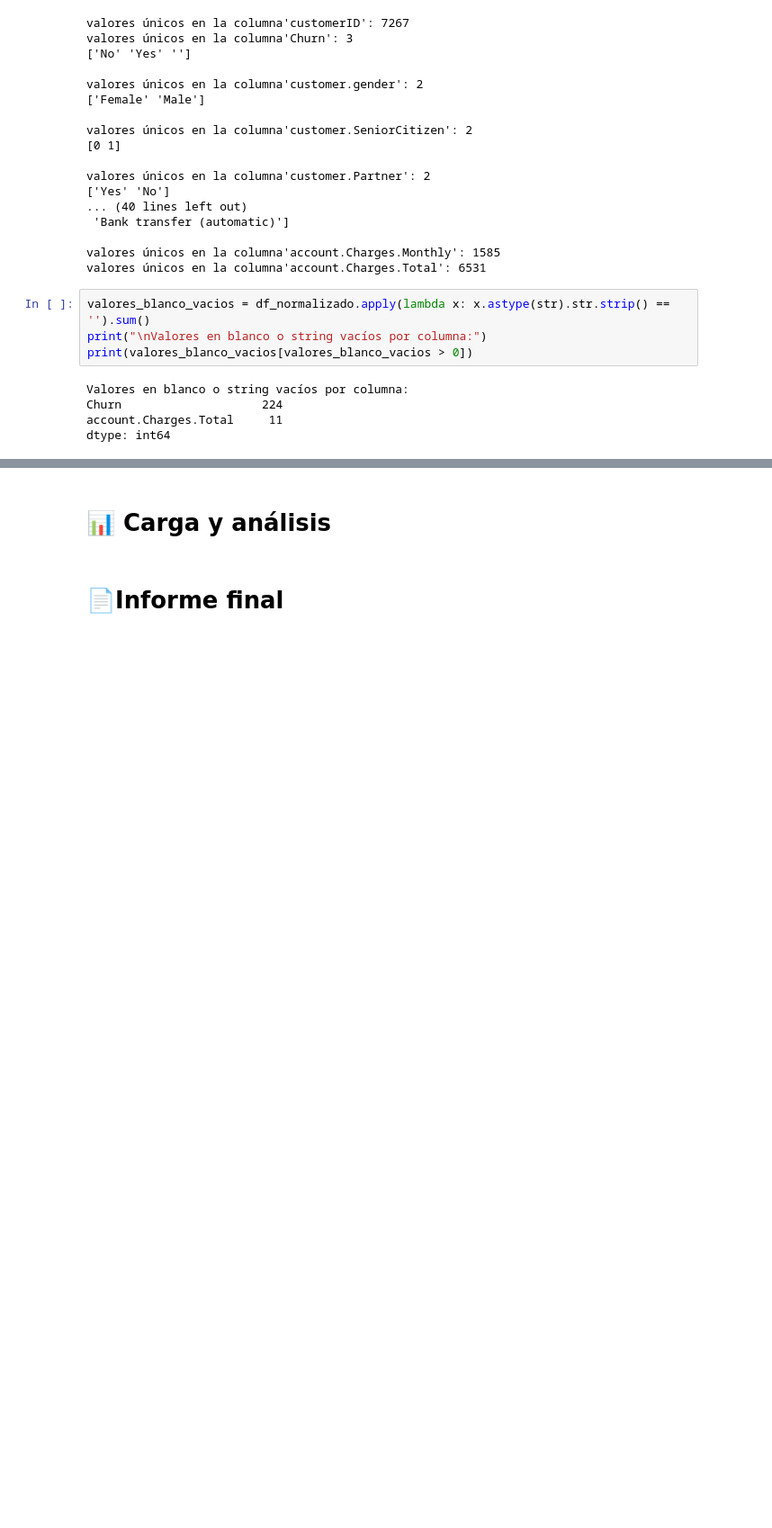
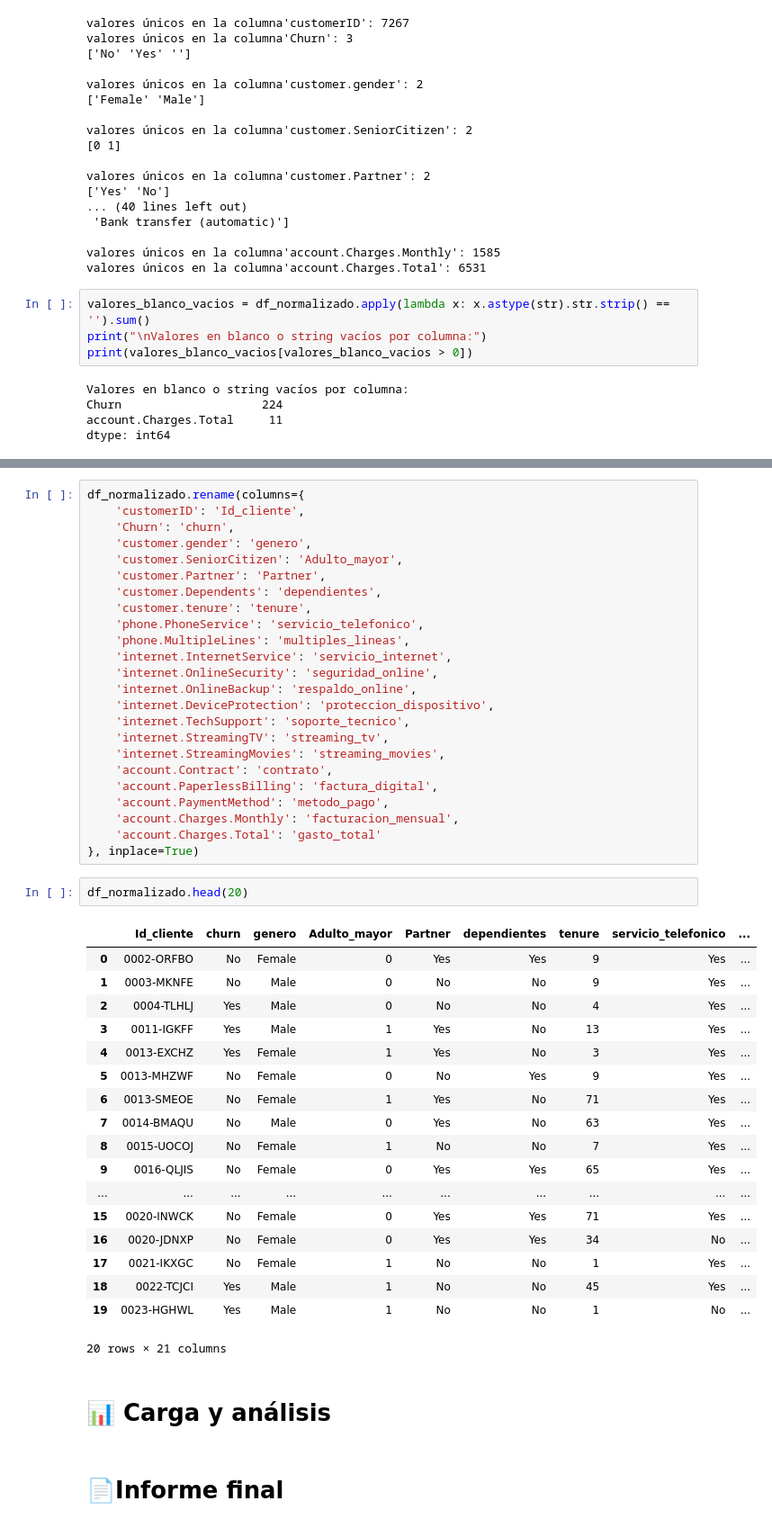
Before and after one commit to paulosky311/Challenge-Alura-Store, a Jupyter notebook: Challenger_Telecom.ipynb, the cells around one changed output, grey strips where cells are left out. Shown at 90% size. Saved outputs shown, nothing was run; the diff lists cells and outputs as text; blank space fills up the shorter version.

```diff
--- a/Challenger_Telecom.ipynb
+++ b/Challenger_Telecom.ipynb
@@ -167,3 +179,48 @@ dtype: int64
+# %%
+df_normalizado.rename(columns={
+    'customerID': 'Id_cliente',
+    'Churn': 'churn',
+    'customer.gender': 'genero',
+    'customer.SeniorCitizen': 'Adulto_mayor',
+    'customer.Partner': 'Partner',
+    'customer.Dependents': 'dependientes',
+    'customer.tenure': 'tenure',
+    'phone.PhoneService': 'servicio_telefonico',
+    'phone.MultipleLines': 'multiples_lineas',
+    'internet.InternetService': 'servicio_internet',
+    'internet.OnlineSecurity': 'seguridad_online',
+    'internet.OnlineBackup': 'respaldo_online',
+    'internet.DeviceProtection': 'proteccion_dispositivo',
+    'internet.TechSupport': 'soporte_tecnico',
+    'internet.StreamingTV': 'streaming_tv',
+    'internet.StreamingMovies': 'streaming_movies',
+    'account.Contract': 'contrato',
+    'account.PaperlessBilling': 'factura_digital',
+    'account.PaymentMethod': 'metodo_pago',
+    'account.Charges.Monthly': 'facturacion_mensual',
+    'account.Charges.Total': 'gasto_total'
+}, inplace=True)
+# %%
+df_normalizado.head(20)
+# %% [output]
+|  | Id_cliente | churn | genero | Adulto_mayor | Partner | dependientes | tenure | servicio_telefonico | ... |
+| 0 | 0002-ORFBO | No | Female | 0 | Yes | Yes | 9 | Yes | ... |
+| 1 | 0003-MKNFE | No | Male | 0 | No | No | 9 | Yes | ... |
+| 2 | 0004-TLHLJ | Yes | Male | 0 | No | No | 4 | Yes | ... |
+| 3 | 0011-IGKFF | Yes | Male | 1 | Yes | No | 13 | Yes | ... |
+| 4 | 0013-EXCHZ | Yes | Female | 1 | Yes | No | 3 | Yes | ... |
+| 5 | 0013-MHZWF | No | Female | 0 | No | Yes | 9 | Yes | ... |
+| 6 | 0013-SMEOE | No | Female | 1 | Yes | No | 71 | Yes | ... |
+| 7 | 0014-BMAQU | No | Male | 0 | Yes | No | 63 | Yes | ... |
+| 8 | 0015-UOCOJ | No | Female | 1 | No | No | 7 | Yes | ... |
+| 9 | 0016-QLJIS | No | Female | 0 | Yes | Yes | 65 | Yes | ... |
+| ... | ... | ... | ... | ... | ... | ... | ... | ... | ... |
+| 15 | 0020-INWCK | No | Female | 0 | Yes | Yes | 71 | Yes | ... |
+| 16 | 0020-JDNXP | No | Female | 0 | Yes | Yes | 34 | No | ... |
+| 17 | 0021-IKXGC | No | Female | 1 | No | No | 1 | Yes | ... |
+| 18 | 0022-TCJCI | Yes | Male | 1 | No | No | 45 | Yes | ... |
+| 19 | 0023-HGHWL | Yes | Male | 1 | No | No | 1 | No | ... |
+20 rows × 21 columns
 # %% [markdown]
 # 📊 Carga y análisis
 # %% [markdown]
```
Also changed, not shown: parts of 1 cell of this notebook.
